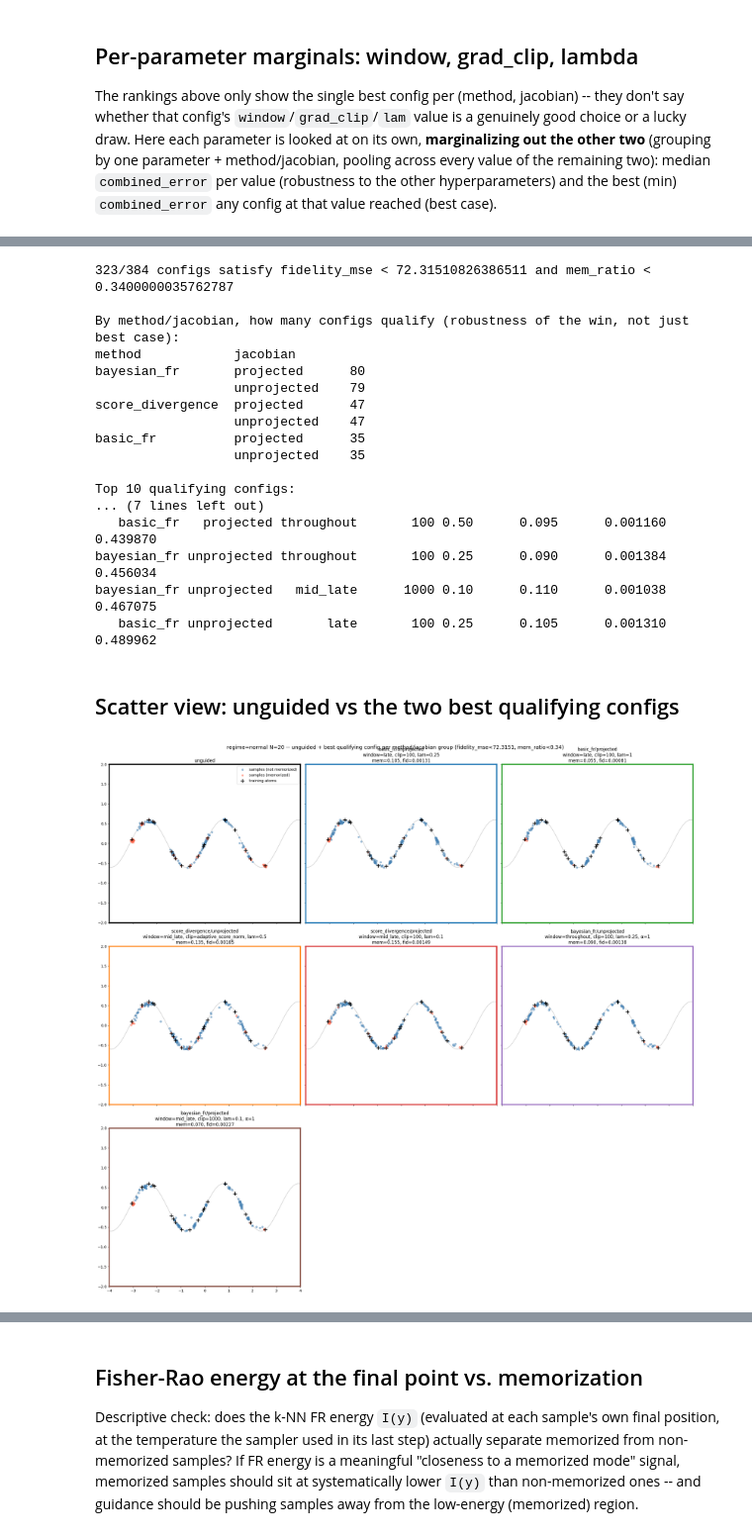
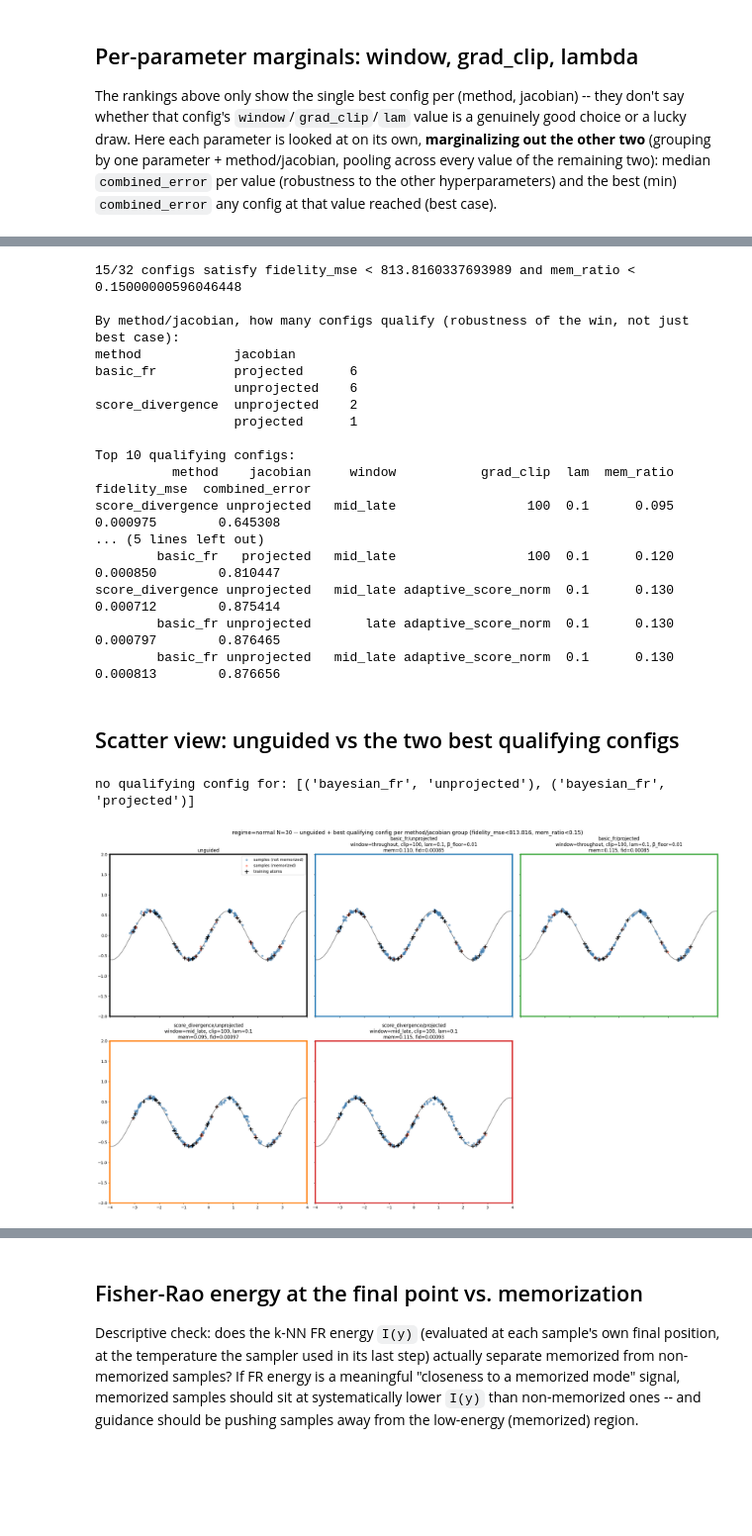
Before and after one commit to narbengusu/denoising_memorization, a Jupyter notebook: experiments/toy_manifold/02_fr_guidance.ipynb, the cells around one changed output, grey strips where cells are left out. Shown at 99% size. Drawn from its saved outputs; the diff is of its cells as text; code cells hidden in the pictures; blank space fills up the shorter version.

Commit message:
error fixed in Jacobian multiplication, beta_floor is added to prevent explosions in FR energies

```diff
--- a/experiments/toy_manifold/02_fr_guidance.ipynb
+++ b/experiments/toy_manifold/02_fr_guidance.ipynb
@@ -389,6 +459,6 @@ def run_condition(guidance_fn, lam, progress_lo, progress_hi):
 
 X_unguided = run_condition(None, 0.0, 0.0, 1.0)
 baseline = {"method": "unguided", "jacobian": "unprojected", "window": "n/a", "grad_clip": 0.0, "lam": 0.0,
-            "bb_alpha": 0.0, **evaluate(X_unguided)}
+            "bb_alpha": 0.0, "beta_floor": 0.0, **evaluate(X_unguided)}
 print(baseline)
 # %% [output]
@@ -397,23 +467,28 @@ print(baseline)
 ## Full sweep: method x jacobian x window x lambda
 # %%
 rows = [baseline]
-samples_cache = {("unguided", "unprojected", "n/a", 0.0, 0.0, 0.0): X_unguided}
+samples_cache = {("unguided", "unprojected", "n/a", 0.0, 0.0, 0.0, 0.0): X_unguided}
 
 for method in ENERGY_FACTORIES:
     for jacobian_name, jacobian_fn in JACOBIANS.items():
         for window_name, (progress_lo, progress_hi) in windows.items():
             for grad_clip in config["grad_clips"]:
                 # bb_alpha sentinel 0.0 = "not applicable" (never a valid Dirichlet concentration) --
-                # only bayesian_fr actually varies it; every other method runs once per grad_clip.
+                # only bayesian_fr actually varies it. beta_floor sentinel 0.0 = "not applicable" --
+                # only basic_fr/bayesian_fr actually vary it (score_divergence ignores it entirely).
                 bb_alphas = config["bb_alphas"] if method == "bayesian_fr" else [0.0]
+                beta_floors = config["beta_floors"] if method in ("basic_fr", "bayesian_fr") else [0.0]
                 for bb_alpha in bb_alphas:
-                    guidance_fn = make_guidance_fn(method, jacobian_name, grad_clip, bb_alpha=bb_alpha or None)
-                    for lam in config["lambdas"]:
-                        X = run_condition(guidance_fn, lam, progress_lo, progress_hi)
-                        row = {"method": method, "jacobian": jacobian_name, "window": window_name,
-                               "grad_clip": grad_clip, "lam": lam, "bb_alpha": bb_alpha, **evaluate(X)}
-                        rows.append(row)
-                        samples_cache[(method, jacobian_name, window_name, grad_clip, lam, bb_alpha)] = X
+                    for beta_floor in beta_floors:
+                        guidance_fn = make_guidance_fn(method, jacobian_name, grad_clip,
+                                                        bb_alpha=bb_alpha or None, beta_floor=beta_floor or None)
+                        for lam in config["lambdas"]:
+                            X = run_condition(guidance_fn, lam, progress_lo, progress_hi)
+                            row = {"method": method, "jacobian": jacobian_name, "window": window_name,
+                                   "grad_clip": grad_clip, "lam": lam, "bb_alpha": bb_alpha,
+                                   "beta_floor": beta_floor, **evaluate(X)}
+                            rows.append(row)
+                            samples_cache[(method, jacobian_name, window_name, grad_clip, lam, bb_alpha, beta_floor)] = X
 
 df = pd.DataFrame(rows)
 df["grad_clip"] = df["grad_clip"].fillna(0.0)
@@ -448,7 +527,7 @@ on one axis at the other's expense won't look artificially good.
 # %%
 df["fidelity_rel"] = df["fidelity_mse"] / baseline["fidelity_mse"]
 df["mem_rel"] = df["mem_ratio"] / baseline["mem_ratio"]
-df["combined_error"] = df["fidelity_rel"] * 0.1 + df["mem_rel"]
+df["combined_error"] = df["fidelity_rel"]* 0.01 + df["mem_rel"]
 df.to_csv(f"{OUT_DIR}/fr_sweep_results.csv", index=False)
 
 guided = df[df["method"] != "unguided"]
@@ -603,5 +675,5 @@ improvement over the 0.303 unguided baseline), then rank the survivors by `combi
 # %%
-FIDELITY_MAX = baseline["fidelity_mse"] * 100000
+FIDELITY_MAX = baseline["fidelity_mse"]  * 1000000
 MEM_MAX = baseline["mem_ratio"]
 
 qualifying = guided[(guided["fidelity_mse"] < FIDELITY_MAX) & (guided["mem_ratio"] < MEM_MAX)].sort_values("combined_error")
@@ -613,23 +685,23 @@ print(qualifying.groupby(["method", "jacobian"]).size().sort_values(ascending=Fa
 print("\nTop 10 qualifying configs:")
 print(qualifying.head(10)[["method", "jacobian", "window", "grad_clip", "lam", "mem_ratio", "fidelity_mse", "combined_error"]].to_string(index=False))
 # %% [output]
-323/384 configs satisfy fidelity_mse < 72.31510826386511 and mem_ratio < 0.3400000035762787
+15/32 configs satisfy fidelity_mse < 813.8160337693989 and mem_ratio < 0.15000000596046448
 
 By method/jacobian, how many configs qualify (robustness of the win, not just best case):
 method            jacobian
-bayesian_fr       projected      80
-                  unprojected    79
-score_divergence  projected      47
-                  unprojected    47
-basic_fr          projected      35
-                  unprojected    35
+basic_fr          projected      6
+                  unprojected    6
+score_divergence  unprojected    2
+                  projected      1
 
 Top 10 qualifying configs:
-... (7 lines left out)
-   basic_fr   projected throughout       100 0.50      0.095      0.001160        0.439870
-bayesian_fr unprojected throughout       100 0.25      0.090      0.001384        0.456034
-bayesian_fr unprojected   mid_late      1000 0.10      0.110      0.001038        0.467075
-   basic_fr unprojected       late       100 0.25      0.105      0.001310        0.489962
+          method    jacobian     window           grad_clip  lam  mem_ratio  fidelity_mse  combined_error
+score_divergence unprojected   mid_late                 100  0.1      0.095      0.000975        0.645308
+... (5 lines left out)
+        basic_fr   projected   mid_late                 100  0.1      0.120      0.000850        0.810447
+score_divergence unprojected   mid_late adaptive_score_norm  0.1      0.130      0.000712        0.875414
+        basic_fr unprojected       late adaptive_score_norm  0.1      0.130      0.000797        0.876465
+        basic_fr unprojected   mid_late adaptive_score_norm  0.1      0.130      0.000813        0.876656
 # %% [markdown]
 ## Scatter view: unguided vs the two best qualifying configs
 # %%
@@ -645,8 +717,8 @@ missing = [g for g in GROUPS if g not in best_per_group]
 if missing:
     print(f"no qualifying config for: {missing}")
 
-picks = [("unguided", "unprojected", "n/a", 0.0, 0.0, 0.0)] + [
-    (row["method"], row["jacobian"], row["window"], row["grad_clip"], row["lam"], row["bb_alpha"])
+picks = [("unguided", "unprojected", "n/a", 0.0, 0.0, 0.0, 0.0)] + [
+    (row["method"], row["jacobian"], row["window"], row["grad_clip"], row["lam"], row["bb_alpha"], row["beta_floor"])
     for row in best_per_group.values()
 ]
 
@@ -657,7 +729,7 @@ axes = axes.flatten()
 for ax, key in zip(axes, picks):
     X = samples_cache[key]
     mem = is_memorized(X, X_target, config["mem_ratio_threshold"])
-    ax.plot(curve_scan[:, 0].cpu(), curve_scan[:, 1].cpu(), color="lightgray", lw=1.5, zorder=0)
+    ax.plot(curve_scan[:, 0].cpu(), curve_scan[:, 1].cpu(), color="gray", lw=1.5, zorder=0)
     # color = memorized status (not just overlap density) -- same tomato/steelblue convention as the
     # "FR energy vs memorization" boxplot below, so color means the same thing across the notebook.
     # alpha still lets density show through within each group (more overlapping dots -> visibly denser).
@@ -666,33 +738,36 @@ for ax, key in zip(axes, picks):
     ax.scatter(X[mem, 0].cpu(), X[mem, 1].cpu(), s=22, color="tomato", alpha=0.5,
                label="samples (memorized)", zorder=2)
     # A small "+" just pins the exact atom location -- no fill/area, so it can't be misread as a
     # memorization "zone" the way a big filled/outlined marker would (memorization is a RATIO to the
     # 2nd-nearest atom, not a distance threshold around any one atom, so no fixed-radius marker is
     # actually correct here -- see the classification check in conversation before this edit).
     ax.scatter(X_target[:, 0].cpu(), X_target[:, 1].cpu(), s=110, color="black",
                marker="+", linewidths=1.8, label="training atoms", zorder=5)
-    method, jacobian, window, gc, lam, bb_alpha = key
+    method, jacobian, window, gc, lam, bb_alpha, beta_floor = key
     if method == "unguided":
         title = "unguided"
         spine_color = "black"
     else:
         row = qualifying[(qualifying.method == method) & (qualifying.jacobian == jacobian) &
                           (qualifying.window == window) & (qualifying.grad_clip == gc) &
-                          (qualifying.lam == lam) & (qualifying.bb_alpha == bb_alpha)].iloc[0]
+                          (qualifying.lam == lam) & (qualifying.bb_alpha == bb_alpha) &
+                          (qualifying.beta_floor == beta_floor)].iloc[0]
         title = (f"{method}/{jacobian}\nwindow={window}, clip={fmt_clip(gc)}, lam={lam:g}" +
                  (f", α={bb_alpha:g}" if method == "bayesian_fr" else "") +
+                 (f", β_floor={beta_floor:g}" if method in ("basic_fr", "bayesian_fr") else "") +
                  f"\nmem={row.mem_ratio:.3f}, fid={row.fidelity_mse:.5f}")
         spine_color = GROUP_COLORS[(method, jacobian)]
     for spine in ax.spines.values():
         spine.set_edgecolor(spine_color); spine.set_linewidth(3)
     ax.set_title(title, fontsize=12)
     ax.tick_params(labelsize=10)
     ax.set_xlim(-4, 4); ax.set_ylim(-2, 2)
 for ax in axes[len(picks):]:
     ax.axis("off")
 axes[0].legend(fontsize=10)
 plt.suptitle(f"regime={REGIME} N={N} -- unguided + best qualifying config per method/jacobian group "
              f"(fidelity_mse<{np.round(FIDELITY_MAX, 4)}, mem_ratio<{np.round(MEM_MAX, 3)})", fontsize=14)
 plt.tight_layout(); plt.savefig(f"{OUT_DIR}/fr_comparison.png", dpi=120); plt.show()
 # %% [output]
+no qualifying config for: [('bayesian_fr', 'unprojected'), ('bayesian_fr', 'projected')]
-[figure, old version]
+[figure, new version]
```
Also changed, not shown: parts of 18 cells of this notebook, 9 other files.
